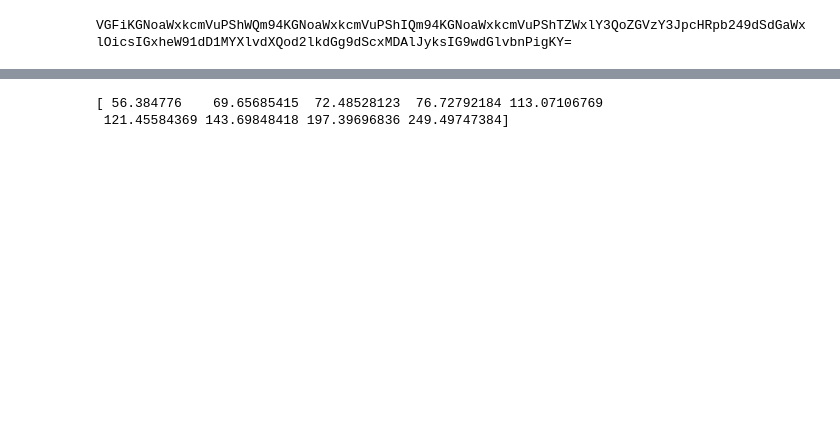
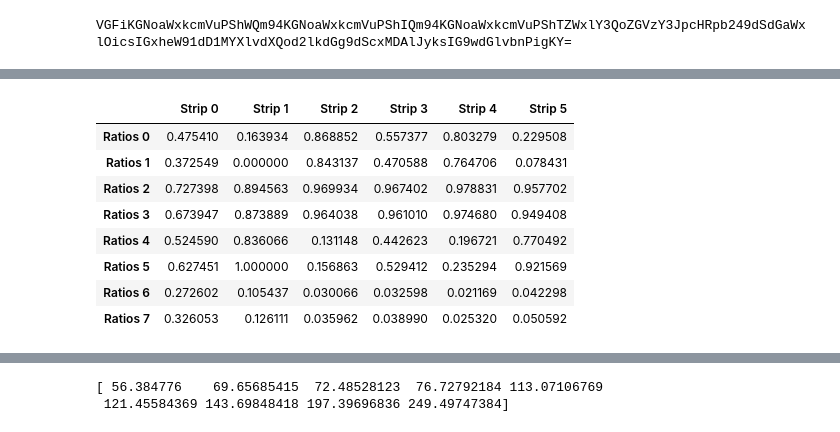
Before and after one commit to Hlwy/vision_playground, a Jupyter notebook: vboat_tester.ipynb, the cells around one changed output, grey strips where cells are left out. Drawn from its saved outputs; the diff is of its cells as text; code cells hidden in the pictures; blank space fills up the shorter version.

Commit message:
attempting to refine thinking and testing process for evaluating strip filtering

```diff
--- a/vboat_tester.ipynb
+++ b/vboat_tester.ipynb
@@ -105,6 +108,18 @@ def despread_image(image,reshape_factor):
 #     copy = copy[:sz3,:]
     print(sz1,sz2,sz3)
     return copy
+
+def plist(head,values,dplace=2,sep=', '):
+    try:
+        print(head + sep.join(str(round(val,dplace)) for val in values))
+    except:
+        print(head + sep.join(str(val) for val in values))
+        pass
+
+def pmat(mat,col_lbls,row_lbls, head=None):
+    df = pd.DataFrame(mat, columns=col_lbls, index=row_lbls)
+    if head is not None: display(HTML('<h3>'+ head +'</h3>'))
+    display(df)
 # %%
 from src.UVMappingPipeline import UVMappingPipeline
 from src.VBOATS import VBOATS
@@ -120,7 +135,7 @@ vboat = VBOATS()
 # found_imgs, _ = grab_dir_images("/home/hunter/devel/vision_playground/test/frames")
 # found_imgs, _ = grab_dir_images("/home/hunter/data/images/obstacles")
 # found_imgs, _ = grab_dir_images("/home/hunter/data/rosbags/extracted/depth")
-found_imgs, _ = grab_dir_images("/home/hunter/data/vboats/test_cases")
+# found_imgs, _ = grab_dir_images("/home/hunter/data/vboats/test_cases")
 
 
 # found_imgs, _ = grab_dir_images("/home/hyoung/Documents/rosbags/extracted/depth")
@@ -131,8 +146,7 @@ found_imgs, _ = grab_dir_images("/home/hunter/data/vboats/test_cases")
 # found_imgs, _ = grab_dir_images("/home/hyoung/data/d415/tests/angle_test/depth")
 # found_imgs, _ = grab_dir_images("/home/hyoung/data/d415/tests/misc_test/depth")
 
-# found_imgs, _ = grab_dir_images("/home/hyoung/data/vboats")
-
+found_imgs, _ = grab_dir_images("/home/hyoung/data/vboats")
 
 sFImgs = sorted(found_imgs)
 # %%
@@ -406 +421,63 @@ dratio, relRatio, pre_gain, gain, adder, thresh: 0.443, 0.743, 0.976, 0.007, 0.0
 [WARNING] find_contours --- Unnecessary Image Color Converting
+# %%
+N = len(baseThreshs)
+tests = ['Abs Max', 'Major Strip Max', 'Minor Strip Max']
+
+plist("absMaxs:\t",absMaxs)
+print
+plist("baseThreshs:\t",baseThreshs,sep=',\t')
+plist("absRatios:\t",absRatios,sep=',\t')
+plist("relMaxs:\t",relMaxs,sep=',\t')
+plist("avgVals:\t",avgVals,sep=',\t')
+print
+
+absMax = absMaxs[0]; strMax = absMaxs[1]
+
+relRatios = []; relRatios2 = []; avgRatios = []; avgRatios2 = [];
+ratios = []; maxs = []; gains = [];
+dratio = dmax/255.0
+for i in range(N):
+    maxs.append([absMax, strMax,relMaxs[i]])
+    relRatio = (absMax-relMaxs[i])/float(absMax)
+    relRatio2 = (strMax-relMaxs[i])/float(strMax)
+    avgRatio = (absMax-avgVals[i])/float(absMax)
+    avgRatio2 = (strMax-avgVals[i])/float(strMax)
+
+    relRatios.append(relRatio)
+    relRatios2.append(relRatio2)
+    avgRatios.append(avgRatio)
+    avgRatios2.append(avgRatio2)
+
+    ratios.append([relRatio,relRatio2,avgRatio,avgRatio2,1-relRatio,1-relRatio2,1-avgRatio,1-avgRatio2])
+maxs = np.array(maxs)
+_,nMaxs = maxs.shape[:2]
+ratios = np.array(ratios).T
+ntests,nstrips = ratios.shape[:2]
+
+ratio_lbls = ["Ratios "+str(t) for t in range(ntests)]
+gain_lbls = ["Gains "+str(t) for t in range(ntests)]
+thresh_lbls = ["Thresholds "+str(t) for t in range(ntests)]
+val_lbls = [str(test) for test in tests]
+test_lbls = ["Test: "+str(test) for test in tests]
+col_lbls = ["Strip "+str(strip) for strip in range(nstrips)]
+
+threshs = np.zeros((ntests,nstrips,nMaxs), dtype=np.uint8)
+for ch in range(nMaxs):
+    for test in range(ntests):
+        tmpGains = []
+        for strip in range(nstrips):
+            tmpGain = baseThreshs[strip]*ratios[test,strip]
+            tmpGains.append(tmpGain)
+            tmpThresh = tmpGain * maxs[strip,ch]
+            threshs[test,strip,ch] = tmpThresh
+        if ch == 0: gains.append(tmpGains)
+gains = np.array(gains)
+
+pmat(maxs,val_lbls,col_lbls)
+pmat(ratios,col_lbls,ratio_lbls)
+pmat(gains,col_lbls,gain_lbls)#,"\r\nGains")
+
+for i, lbl in enumerate(test_lbls):
+    tThreshs = threshs[:,:,i]
+    pmat(tThreshs,col_lbls,thresh_lbls,lbl)
+# %% [output]
@@ -406,0 +497,9 @@ dratio, relRatio, pre_gain, gain, adder, thresh: 0.443, 0.743, 0.976, 0.007, 0.0
+|  | Strip 0 | Strip 1 | Strip 2 | Strip 3 | Strip 4 | Strip 5 |
+| Ratios 0 | 0.475410 | 0.163934 | 0.868852 | 0.557377 | 0.803279 | 0.229508 |
+| Ratios 1 | 0.372549 | 0.000000 | 0.843137 | 0.470588 | 0.764706 | 0.078431 |
+| Ratios 2 | 0.727398 | 0.894563 | 0.969934 | 0.967402 | 0.978831 | 0.957702 |
+| Ratios 3 | 0.673947 | 0.873889 | 0.964038 | 0.961010 | 0.974680 | 0.949408 |
+| Ratios 4 | 0.524590 | 0.836066 | 0.131148 | 0.442623 | 0.196721 | 0.770492 |
+| Ratios 5 | 0.627451 | 1.000000 | 0.156863 | 0.529412 | 0.235294 | 0.921569 |
+| Ratios 6 | 0.272602 | 0.105437 | 0.030066 | 0.032598 | 0.021169 | 0.042298 |
+| Ratios 7 | 0.326053 | 0.126111 | 0.035962 | 0.038990 | 0.025320 | 0.050592 |
```
Also changed, not shown: parts of 3 cells of this notebook.
